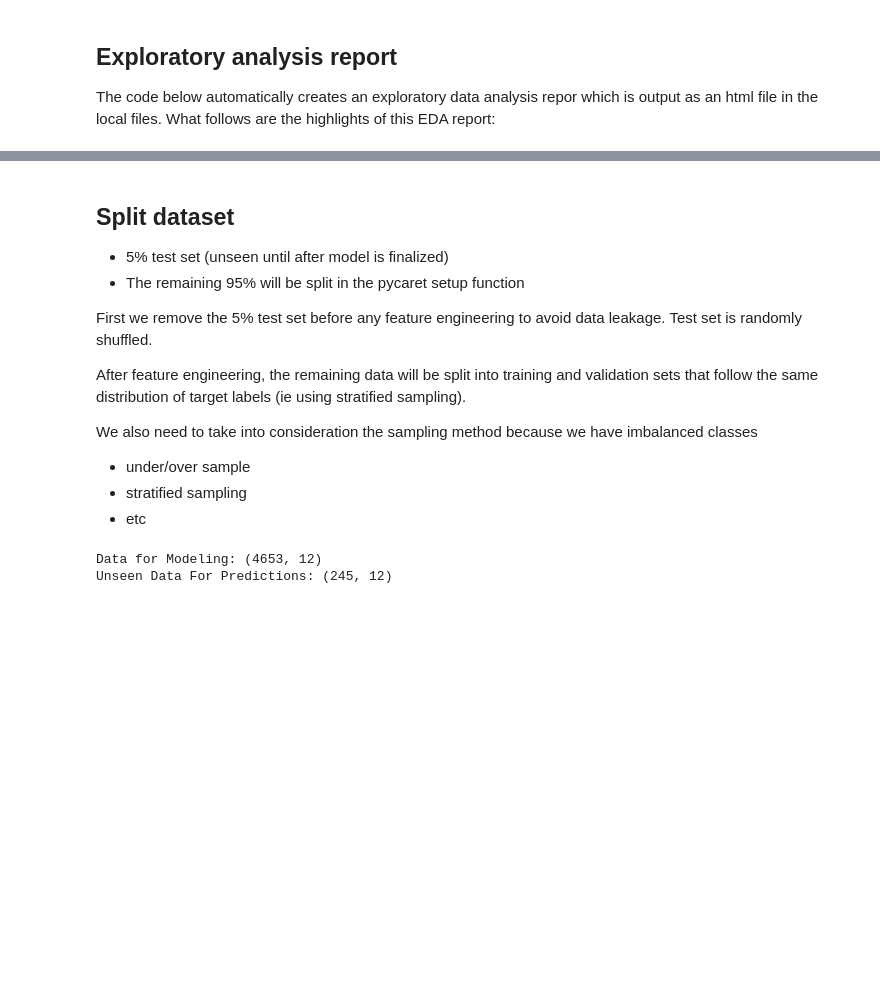
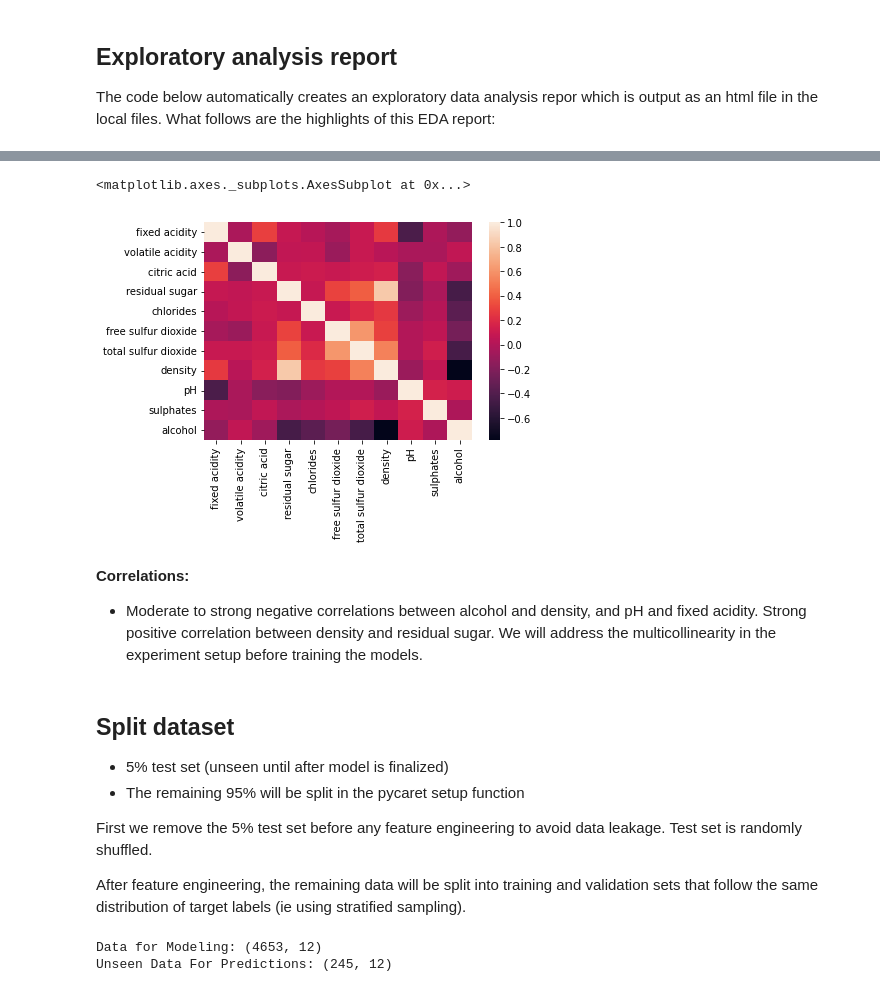
Before and after one commit to DeepCodeSec/ml1000-p1, a Jupyter notebook: Project1_wine_classification.ipynb, the cells around one changed output, grey strips where cells are left out. Cells and saved outputs as stored; diff of their text form; code cells hidden in the pictures; blank space fills up the shorter version.

```diff
--- a/Project1_wine_classification.ipynb
+++ b/Project1_wine_classification.ipynb
@@ -187,3 +261,15 @@ Duplicate rows:
+# %%
+#Correlation matrix for numeric predictor variables
+corr = dataset.iloc[:,:-1].corr()
+sns.heatmap(corr,
+            xticklabels=corr.columns.values,
+            yticklabels=corr.columns.values)
+# %% [output]
+<matplotlib.axes._subplots.AxesSubplot at 0x...>
+[figure, added]
+# %% [markdown]
+**Correlations:**
+* Moderate to strong negative correlations between alcohol and density, and pH and fixed acidity. Strong positive correlation between density and residual sugar. We will address the multicollinearity in the experiment setup before training the models.
 # %% [markdown]
 ## Split dataset
 
@@ -193,11 +279,6 @@ Duplicate rows:
 First we remove the 5% test set before any feature engineering to avoid data leakage. Test set is randomly shuffled.
 
 After feature engineering, the remaining data will be split into training and validation sets that follow the same distribution of target labels (ie using stratified sampling).
-
-We also need to take into consideration the sampling method because we have imbalanced classes
-* under/over sample
-* stratified sampling
-* etc
 # %%
 # split data into 95% and 5%
 data = dataset.sample(frac=0.95, random_state=786)
```
Also changed, not shown: parts of 39 cells of this notebook.
